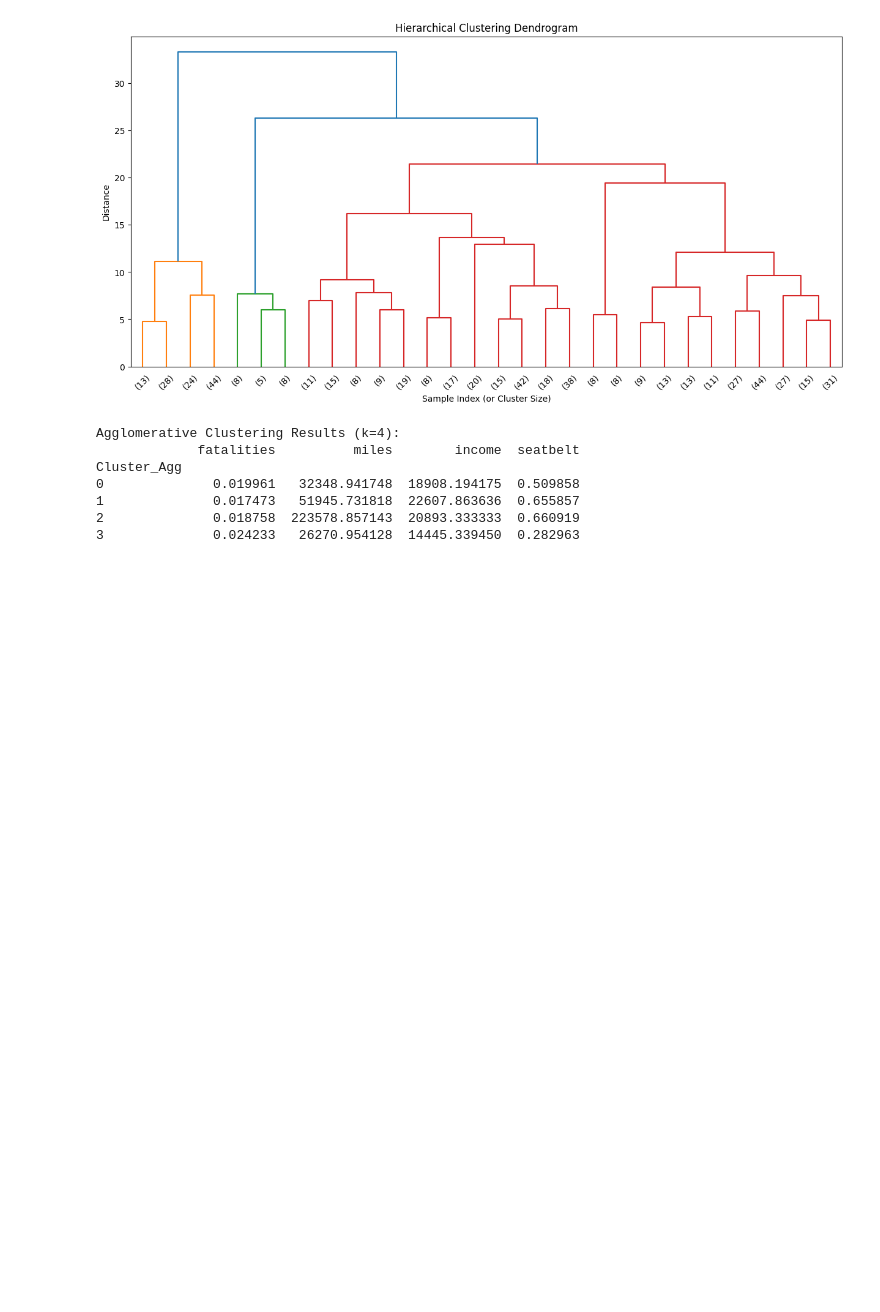
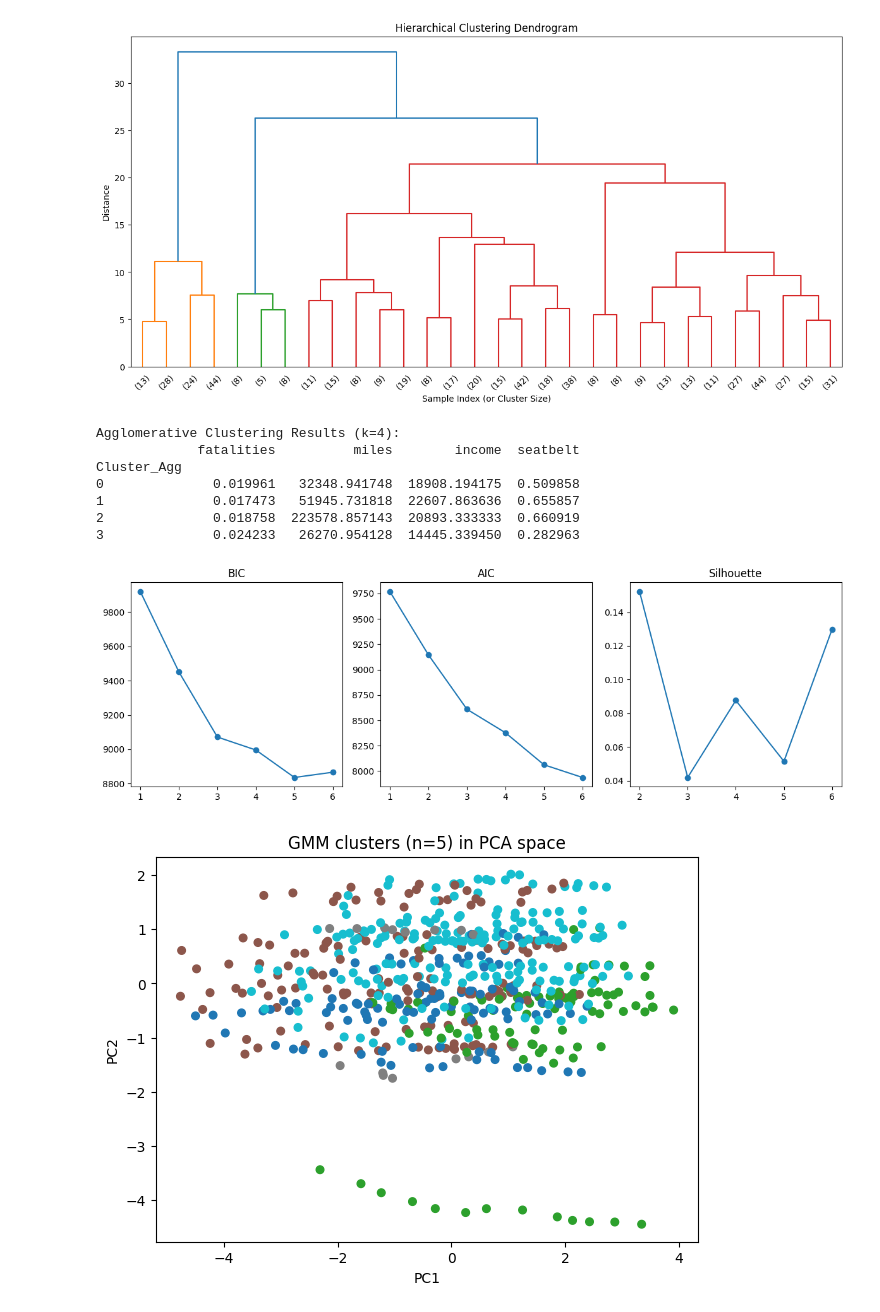
Before and after one commit to Gayatri2912/22BDS0126, a Jupyter notebook: 22bds0126.ipynb, the cells around one changed output. Cells and saved outputs as stored; diff of their text form; code cells hidden in the pictures; blank space fills up the shorter version.

```diff
--- a/22bds0126.ipynb
+++ b/22bds0126.ipynb
@@ -560,3 +526,64 @@ Cluster_Agg
 1              0.017473   51945.731818  22607.863636  0.655857
 2              0.018758  223578.857143  20893.333333  0.660919
 3              0.024233   26270.954128  14445.339450  0.282963
+# %%
+# Gaussian Mixture (EM) clustering
+from sklearn.mixture import GaussianMixture
+from sklearn.preprocessing import StandardScaler
+from sklearn.decomposition import PCA
+from sklearn.metrics import silhouette_score
+import numpy as np
+import matplotlib.pyplot as plt
+
+# Choose numeric features
+numeric_cols = df.select_dtypes(include=[np.number]).columns.tolist()
+X = df[numeric_cols].dropna()
+
+# scale
+scaler = StandardScaler()
+Xs = scaler.fit_transform(X)
+pca = PCA(n_components=2, random_state=0)
+X2 = pca.fit_transform(Xs)
+
+# find best n_components via BIC/AIC and silhouette
+bic_vals, aic_vals, sil_vals = [], [], []
+n_range = range(1,7)
+
+for n in n_range:
+    g = GaussianMixture(n_components=n, random_state=0, covariance_type='full')
+    g.fit(Xs)
+    labels = g.predict(Xs)
+    bic_vals.append(g.bic(Xs))
+    aic_vals.append(g.aic(Xs))
+    sil = silhouette_score(Xs, labels) if n>1 else np.nan
+    sil_vals.append(sil)
+
+# plot BIC/AIC and silhouette
+plt.figure(figsize=(12,4))
+plt.subplot(1,3,1)
+plt.plot(n_range, bic_vals, marker='o'); plt.title("BIC")
+plt.subplot(1,3,2)
+plt.plot(n_range, aic_vals, marker='o'); plt.title("AIC")
+plt.subplot(1,3,3)
+plt.plot(n_range, sil_vals, marker='o'); plt.title("Silhouette")
+plt.tight_layout()
+plt.show()
+
+# Fit chosen model (example: best BIC)
+best_n = n_range[np.argmin(bic_vals)]
+gbest = GaussianMixture(n_components=best_n, random_state=0)
+gbest.fit(Xs)
+labels_gmm = gbest.predict(Xs)
+probs = gbest.predict_proba(Xs)  # soft assignments
+
+# plot clusters in PCA space
+plt.figure(figsize=(7,5))
+plt.scatter(X2[:,0], X2[:,1], c=labels_gmm, s=30, cmap='tab10')
+plt.title(f'GMM clusters (n={best_n}) in PCA space')
+plt.xlabel('PC1'); plt.ylabel('PC2')
+plt.show()
+cluster_series = pd.Series(labels_gmm, index=X.index, name='gmm_cluster')
+df = df.join(cluster_series)
+# %% [output]
+[figure, added]
+[figure, added]
```
Also changed, not shown: parts of 19 cells of this notebook.
